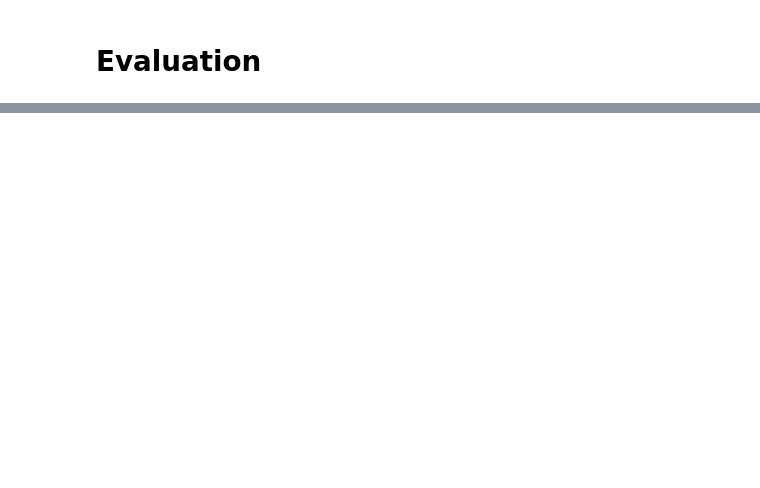
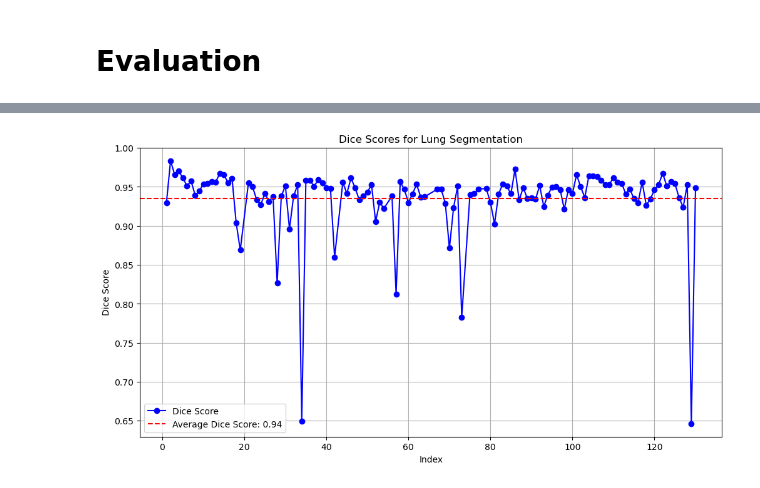
Before and after one commit to avendramini/Lung_Liver_Segmentation, a Jupyter notebook: Lung_Segmentation/lung_segmentation.ipynb, the cells around one changed output, grey strips where cells are left out. Cells and saved outputs as stored; diff of their text form; code cells hidden in the pictures; blank space fills up the shorter version.

Commit message:
lung and liver improvements

```diff
--- a/Lung_Segmentation/lung_segmentation.ipynb
+++ b/Lung_Segmentation/lung_segmentation.ipynb
@@ -145,9 +219,15 @@ print(f"Dice Score: {dice_score(true_lung, predicted_lung)}")
 # %% [markdown]
 # Evaluation
 # %%
+import os
+
 dice_scores=[]
-for i in range(0,131):
+for i in range(1,131):
     print("Iteration number: ",i)
+    file_path = 'C:\\Users\\alber\\Desktop\\OrganSegmentations\\volume-' + str(i) + '.nii.gz'
+    if not os.path.exists(file_path):
+        print(f"File {file_path} not found, skipped")
+        continue
     img = nib.load('C:\\Users\\alber\\Desktop\\OrganSegmentations\\volume-'+str(i)+'.nii.gz')
     header = img.header
     voxel_dimensions = header.get_zooms()
@@ -157,13 +237,11 @@ for i in range(0,131):
     true_lung = img.get_fdata()
     true_lung = np.where(np.isclose(true_lung,3), 1, 0)
 
-    labeled_true_lung, num_features = ndimage.label(true_lung)
-    if num_features != 1:
-        label_number, labeled_volume = filtra_polmoni(data)
-        predicted_lung = np.where(labeled_volume == label_number, 1, 0)
-        dice_scores.append(dice_score(true_lung, predicted_lung))
-    else:
-        print(f"Volume {i} has separated lungs")
+    predicted_lung= filtra_polmoni2(data)
+    dice_score1=dice_score(true_lung, predicted_lung)
+    dice_scores.append((dice_score1,i))
+    print(f"Dice Score: {dice_score1}")
 
 
-print(f"Average Dice Score: {np.mean(dice_scores)}")
+average_dice_score = np.mean([score[0] for score in dice_scores])
+print(f"Average Dice Score: {average_dice_score}")
@@ -169,0 +266,21 @@ print(f"Average Dice Score: {np.mean(dice_scores)}")
+# %%
+
+import numpy as np
+
+# Convert dice_scores to a numpy array
+dice_scores_array = np.array(dice_scores)
+# Save dice_scores to a file
+np.savetxt('dice_scores.txt', dice_scores_array, fmt='%f', delimiter=',', header='Dice Score, Index')
+
+# Plot the Dice scores
+plt.figure(figsize=(12, 6))
+plt.plot(dice_scores_array[:, 1], dice_scores_array[:, 0], marker='o', linestyle='-', color='b', label='Dice Score')
+plt.axhline(y=average_dice_score, color='r', linestyle='--', label=f'Average Dice Score: {average_dice_score:.2f}')
+plt.xlabel('Index')
+plt.ylabel('Dice Score')
+plt.title('Dice Scores for Lung Segmentation')
+plt.legend()
+plt.grid(True)
+plt.show()
+# %% [output]
+[figure, added]
```
Also changed, not shown: parts of 6 cells of this notebook, 17 other files.
